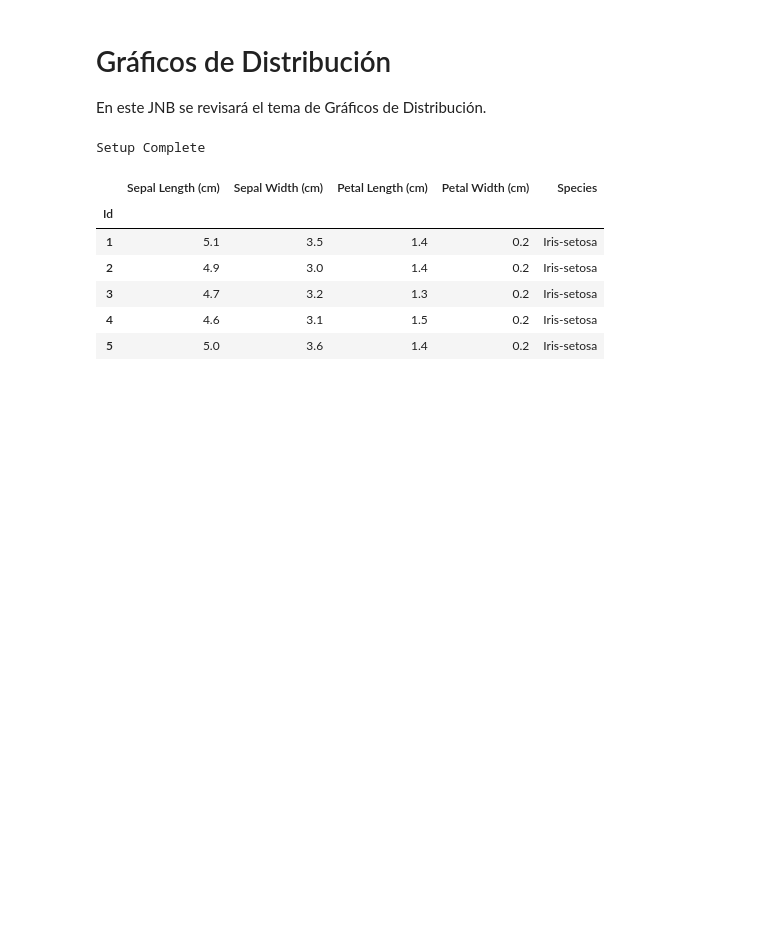
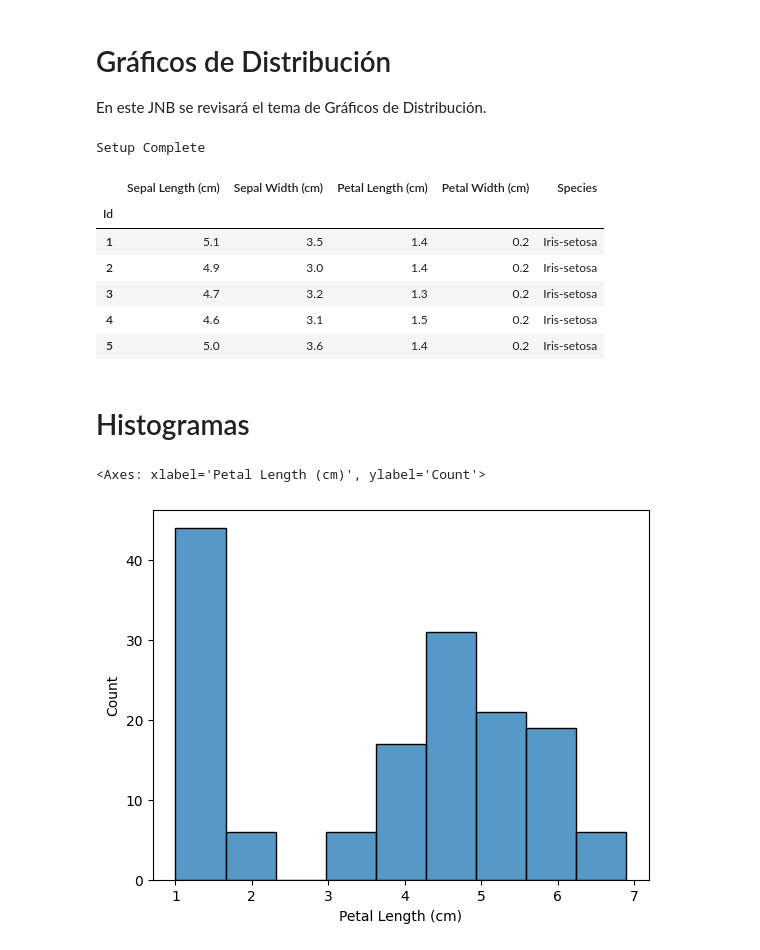
Before and after one commit to GTD2101-ACD-AA-EJ23/05-seaborn-ricardo-qm, a Jupyter notebook: 05. Distribution.ipynb, the cells around one changed output. Saved outputs shown, nothing was run; the diff lists cells and outputs as text; code cells hidden in the pictures; blank space fills up the shorter version.

```diff
--- a/05. Distribution.ipynb
+++ b/05. Distribution.ipynb
@@ -30,3 +30,10 @@ iris_data.head()
 | 3 | 4.7 | 3.2 | 1.3 | 0.2 | Iris-setosa |
 | 4 | 4.6 | 3.1 | 1.5 | 0.2 | Iris-setosa |
 | 5 | 5.0 | 3.6 | 1.4 | 0.2 | Iris-setosa |
+# %% [markdown]
+# Histogramas
+# %%
+sns.histplot(iris_data['Petal Length (cm)'])
+# %% [output]
+<Axes: xlabel='Petal Length (cm)', ylabel='Count'>
+[figure, added]
```
Also changed, not shown: parts of 8 cells of this notebook.
